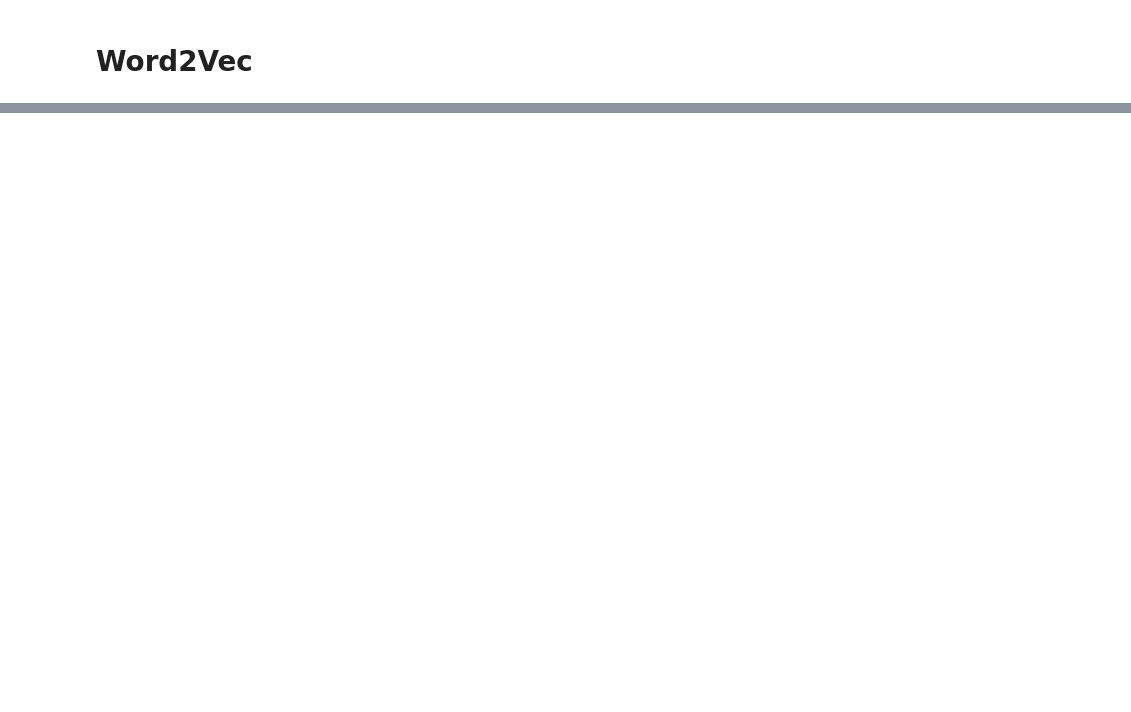
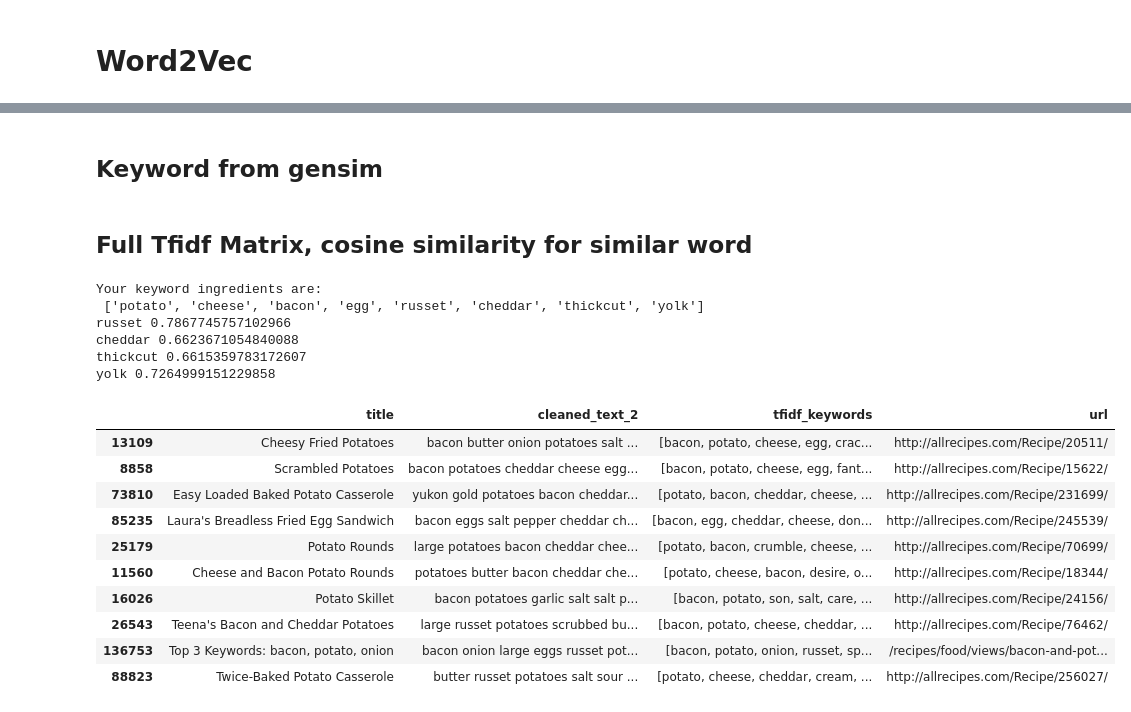
Before and after one commit to CoreyJMiller22791/Thinkful, a Jupyter notebook: Recipe Capstone.ipynb, the cells around one changed output, grey strips where cells are left out. Cells and saved outputs as stored; diff of their text form; code cells hidden in the pictures; blank space fills up the shorter version.

```diff
--- a/Recipe Capstone.ipynb
+++ b/Recipe Capstone.ipynb
@@ -1033,0 +1162,2 @@ print(keywords(recipe_df.cleaned_text_2[0]).split('\n'))
+# %% [markdown]
+## Keyword from gensim
@@ -1033,0 +1185,65 @@ print(keywords(recipe_df.cleaned_text_2[0]).split('\n'))
+# %% [markdown]
+## Full Tfidf Matrix, cosine similarity for similar word
+# %%
+def brain_food_4(input_list):
+    ''' Adds additional similar word tfidf score to input vector
+        Built on full tfidf matrix'''
+
+    # Parse into spacy and get lemmas
+    tokens = nlp(input_list)
+    lemmas = get_lemmas(tokens)
+
+    # Input vector needs to match matrix shape
+    input_vec = np.zeros(X.shape[1])
+
+    # Add most similar word to input vector to increase diversity
+    lemmas = lemmas.split()
+    similar_to_input = []
+    similar_words = []
+    for word in lemmas:
+        similar_to_input.append(w2v.wv.most_similar(word,topn=1)[0])
+        similar_words.append(w2v.wv.most_similar(word,topn=1)[0][0])
+
+    diverse_lemmas = lemmas+similar_words
+
+    print("Your keyword ingredients are:\n",diverse_lemmas)
+
+    # One hot encode input vector
+    for word in lemmas:
+        input_vec[vocab[word]] += 1
+
+    # Add cosine similarities for similar word score
+    for word,score in similar_to_input:
+        input_vec[vocab[word]] += score
+
+    # Multiply tfidf matrix by input vector and sum
+    tfidf_sparse = scipy.sparse.csc_matrix(X)
+    similarity = tfidf_sparse * input_vec
+
+
+    # add to recipe_df
+    recipe_df_alias = recipe_df.copy()
+    recipe_df_alias['similarity'] = similarity
+    recipe_df_alias = recipe_df_alias.sort_values(by='similarity', ascending=False)
+
+    return recipe_df_alias[['title', 'cleaned_text_2', 'tfidf_keywords','url']].head(10)
+# %%
+brain_food_4('potato cheese bacon eggs')
+# %% [output]
+Your keyword ingredients are:
+ ['potato', 'cheese', 'bacon', 'egg', 'russet', 'cheddar', 'thickcut', 'yolk']
+russet 0.7867745757102966
+cheddar 0.6623671054840088
+thickcut 0.6615359783172607
+yolk 0.7264999151229858
+|  | title | cleaned_text_2 | tfidf_keywords | url |
+| 13109 | Cheesy Fried Potatoes | bacon butter onion potatoes salt ... | [bacon, potato, cheese, egg, crac... | http://allrecipes.com/Recipe/20511/ |
+| 8858 | Scrambled Potatoes | bacon potatoes cheddar cheese egg... | [bacon, potato, cheese, egg, fant... | http://allrecipes.com/Recipe/15622/ |
+| 73810 | Easy Loaded Baked Potato Casserole | yukon gold potatoes bacon cheddar... | [potato, bacon, cheddar, cheese, ... | http://allrecipes.com/Recipe/231699/ |
+| 85235 | Laura's Breadless Fried Egg Sandwich | bacon eggs salt pepper cheddar ch... | [bacon, egg, cheddar, cheese, don... | http://allrecipes.com/Recipe/245539/ |
+| 25179 | Potato Rounds | large potatoes bacon cheddar chee... | [potato, bacon, crumble, cheese, ... | http://allrecipes.com/Recipe/70699/ |
+| 11560 | Cheese and Bacon Potato Rounds | potatoes butter bacon cheddar che... | [potato, cheese, bacon, desire, o... | http://allrecipes.com/Recipe/18344/ |
+| 16026 | Potato Skillet | bacon potatoes garlic salt salt p... | [bacon, potato, son, salt, care, ... | http://allrecipes.com/Recipe/24156/ |
+| 26543 | Teena's Bacon and Cheddar Potatoes | large russet potatoes scrubbed bu... | [bacon, potato, cheese, cheddar, ... | http://allrecipes.com/Recipe/76462/ |
+| 136753 | Top 3 Keywords: bacon, potato, onion | bacon onion large eggs russet pot... | [bacon, potato, onion, russet, sp... | /recipes/food/views/bacon-and-pot... |
+| 88823 | Twice-Baked Potato Casserole | butter russet potatoes salt sour ... | [potato, cheese, cheddar, cream, ... | http://allrecipes.com/Recipe/256027/ |
```
Also changed, not shown: parts of 43 cells of this notebook.
